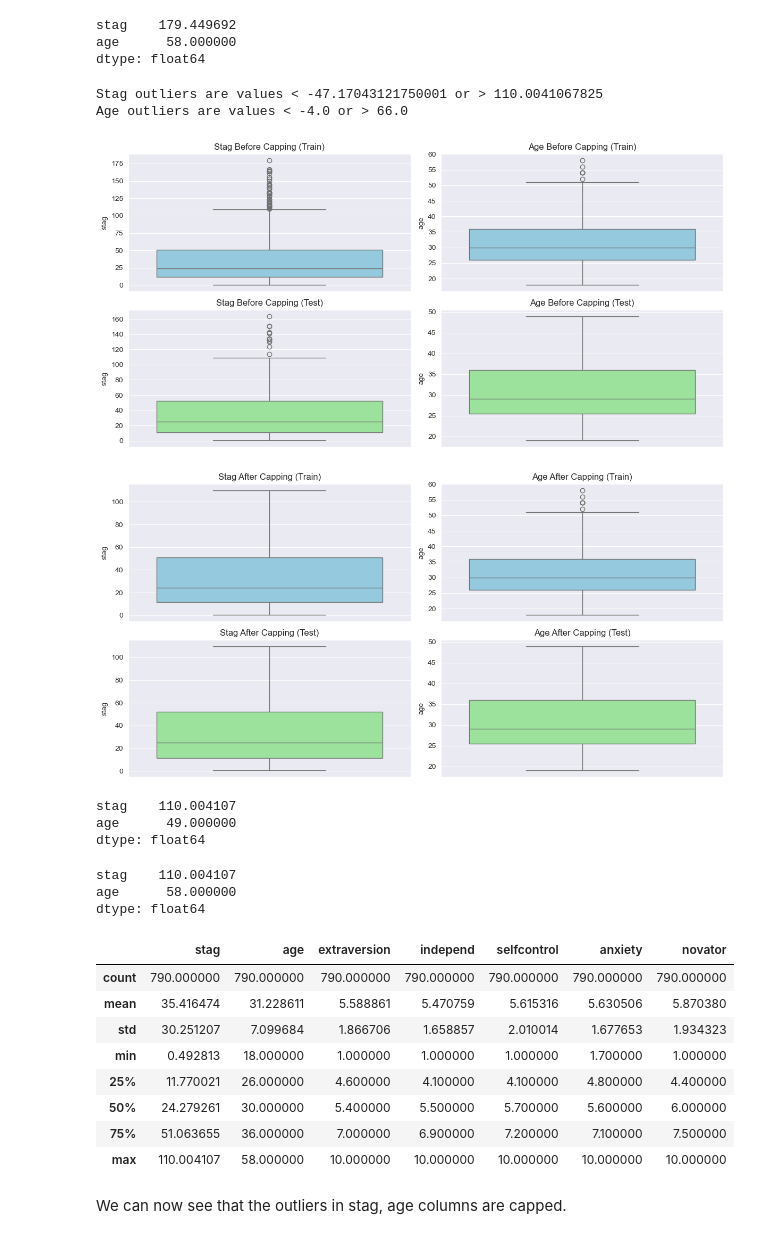
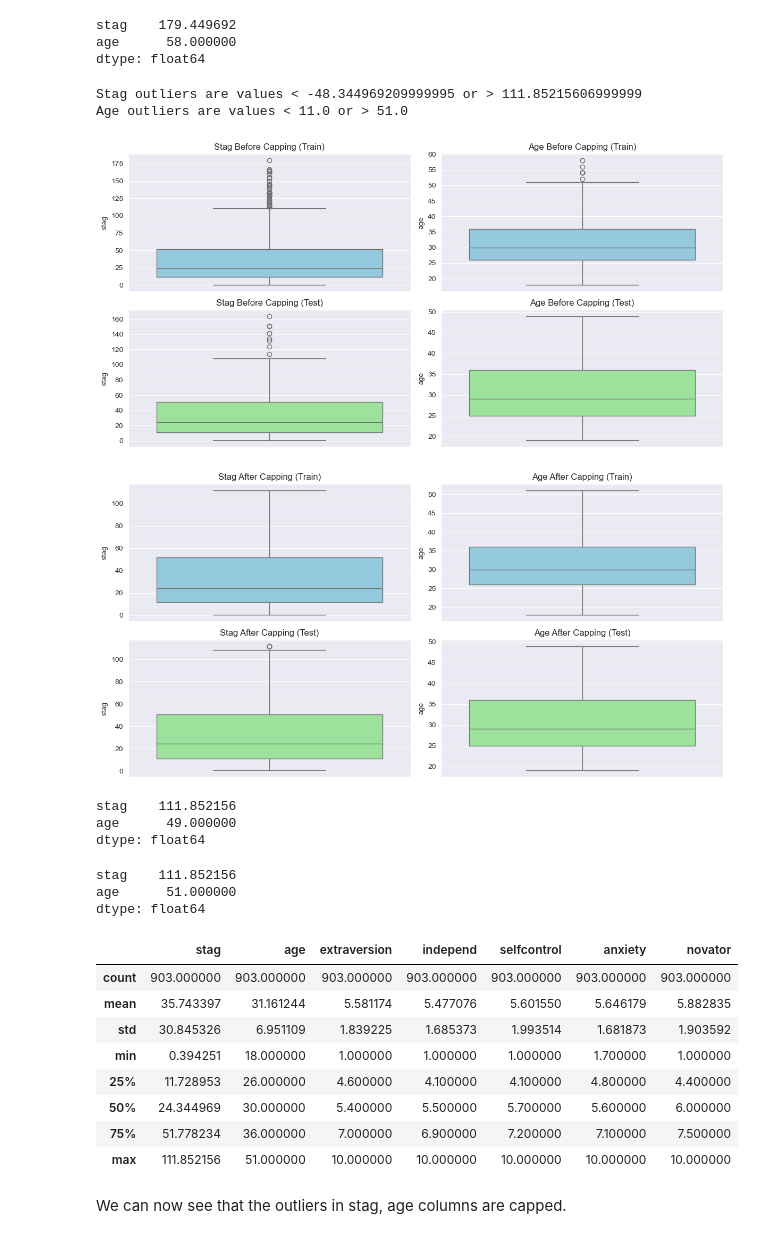
Before and after one commit to jathurT/Employee-Turnover-Prediction-ML, a Jupyter notebook: ProjectML.ipynb, the cells around one changed output. Cells and saved outputs as stored; diff of their text form; code cells hidden in the pictures.

```diff
--- a/ProjectML.ipynb
+++ b/ProjectML.ipynb
@@ -592,7 +592,7 @@ y = df['event']
 # %%
 from sklearn.model_selection import train_test_split
 
-X_train, X_test, y_train, y_test = train_test_split(X, y, test_size=0.3, random_state=42)
+X_train, X_test, y_train, y_test = train_test_split(X, y, test_size=0.2, random_state=42)
 # %%
 # check the shape of X_train and X_test
 X_train.shape, X_test.shape
@@ -754,7 +754,7 @@ stag_lower_fence, stag_upper_fence = calculate_fences(X_train['stag'], multiplie
 print(f"Stag outliers are values < {stag_lower_fence} or > {stag_upper_fence}")
 
 # Calculate fences for 'age' with multiplier 3
-age_lower_fence, age_upper_fence = calculate_fences(X_train['age'], multiplier=3)
+age_lower_fence, age_upper_fence = calculate_fences(X_train['age'], multiplier=1.5)
 print(f"Age outliers are values < {age_lower_fence} or > {age_upper_fence}")
 
 # Function to plot boxplots
@@ -775,60 +775,60 @@ def plot_boxplots(df_train, df_test, columns, titles):
 
     plt.tight_layout()
     plt.show()
 
 # Columns to visualize
 columns = ['stag', 'age']
 titles_before = ['Stag Before Capping', 'Age Before Capping']
 
 # Plot before capping
 plot_boxplots(X_train, X_test, columns, titles_before)
 
 # Function to cap outliers
 def cap_outliers(df, column, lower, upper):
     return df[column].clip(lower=lower, upper=upper)
 
 # Capping 'stag' in training and test sets
 X_train['stag'] = cap_outliers(X_train, 'stag', stag_lower_fence, stag_upper_fence)
 X_test['stag'] = cap_outliers(X_test, 'stag', stag_lower_fence, stag_upper_fence)
 
 # Capping 'age' in training and test sets
 X_train['age'] = cap_outliers(X_train, 'age', age_lower_fence, age_upper_fence)
 X_test['age'] = cap_outliers(X_test, 'age', age_lower_fence, age_upper_fence)
 
 # Titles after capping
 titles_after = ['Stag After Capping', 'Age After Capping']
 
 # Plot after capping
 plot_boxplots(X_train, X_test, columns, titles_after)
 # %% [output]
-Stag outliers are values < -47.17043121750001 or > 110.0041067825
-Age outliers are values < -4.0 or > 66.0
+Stag outliers are values < -48.344969209999995 or > 111.85215606999999
+Age outliers are values < 11.0 or > 51.0
 [figure]
-[figure, old version]
+[figure, new version]
 # %%
 X_test[['stag', 'age']].max()
 # %% [output]
-stag    110.004107
+stag    111.852156
 age      49.000000
 dtype: float64
 # %%
 X_train[['stag', 'age']].max()
 # %% [output]
-stag    110.004107
-age      58.000000
+stag    111.852156
+age      51.000000
 dtype: float64
 # %%
 X_train[numerical].describe()
 # %% [output]
 |  | stag | age | extraversion | independ | selfcontrol | anxiety | novator |
-| count | 790.000000 | 790.000000 | 790.000000 | 790.000000 | 790.000000 | 790.000000 | 790.000000 |
-| mean | 35.416474 | 31.228611 | 5.588861 | 5.470759 | 5.615316 | 5.630506 | 5.870380 |
-| std | 30.251207 | 7.099684 | 1.866706 | 1.658857 | 2.010014 | 1.677653 | 1.934323 |
-| min | 0.492813 | 18.000000 | 1.000000 | 1.000000 | 1.000000 | 1.700000 | 1.000000 |
-| 25% | 11.770021 | 26.000000 | 4.600000 | 4.100000 | 4.100000 | 4.800000 | 4.400000 |
-| 50% | 24.279261 | 30.000000 | 5.400000 | 5.500000 | 5.700000 | 5.600000 | 6.000000 |
-| 75% | 51.063655 | 36.000000 | 7.000000 | 6.900000 | 7.200000 | 7.100000 | 7.500000 |
-| max | 110.004107 | 58.000000 | 10.000000 | 10.000000 | 10.000000 | 10.000000 | 10.000000 |
+| count | 903.000000 | 903.000000 | 903.000000 | 903.000000 | 903.000000 | 903.000000 | 903.000000 |
+| mean | 35.743397 | 31.161244 | 5.581174 | 5.477076 | 5.601550 | 5.646179 | 5.882835 |
+| std | 30.845326 | 6.951109 | 1.839225 | 1.685373 | 1.993514 | 1.681873 | 1.903592 |
+| min | 0.394251 | 18.000000 | 1.000000 | 1.000000 | 1.000000 | 1.700000 | 1.000000 |
+| 25% | 11.728953 | 26.000000 | 4.600000 | 4.100000 | 4.100000 | 4.800000 | 4.400000 |
+| 50% | 24.344969 | 30.000000 | 5.400000 | 5.500000 | 5.700000 | 5.600000 | 6.000000 |
+| 75% | 51.778234 | 36.000000 | 7.000000 | 6.900000 | 7.200000 | 7.100000 | 7.500000 |
+| max | 111.852156 | 51.000000 | 10.000000 | 10.000000 | 10.000000 | 10.000000 | 10.000000 |
 # %% [markdown]
 We can now see that the outliers in stag, age columns are capped.
 # %% [markdown]
```
Also changed, not shown: parts of 17 cells of this notebook.
